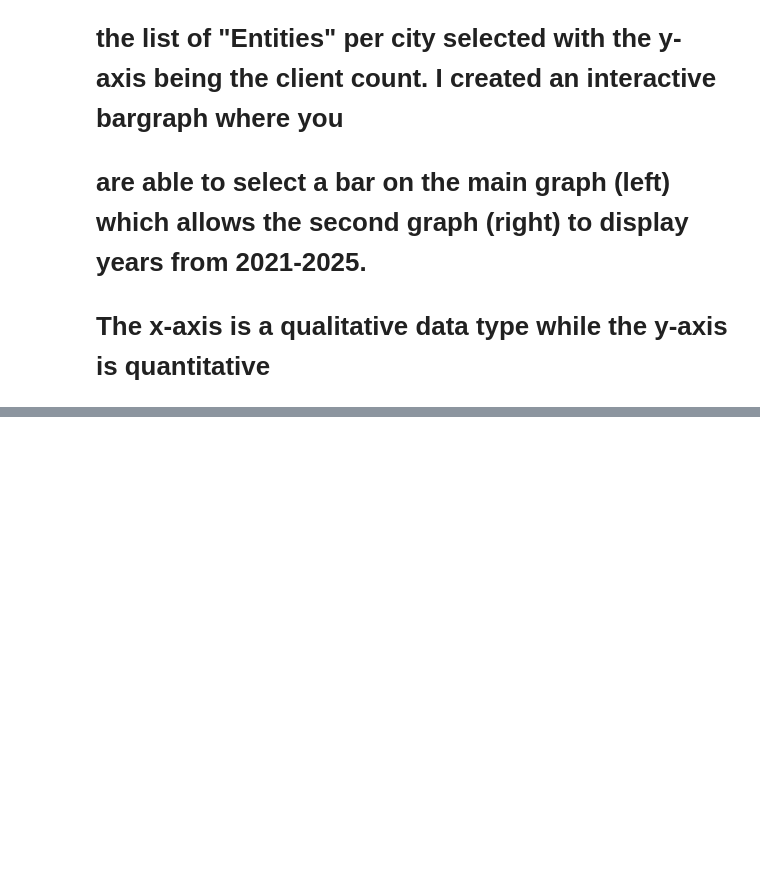
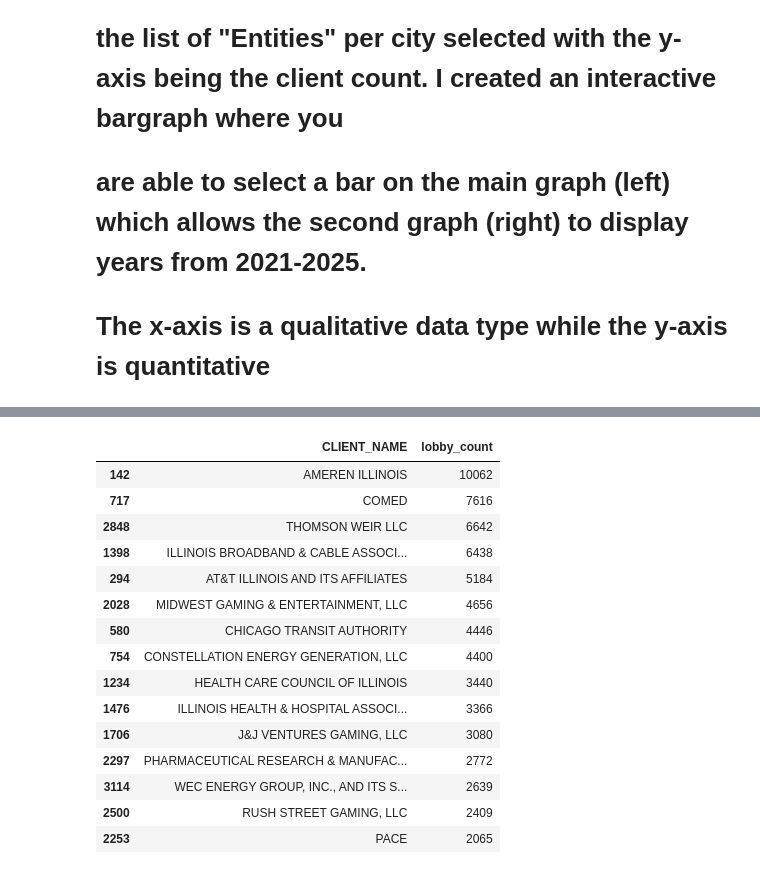
Before and after one commit to YoyoyorkLi/YoyoyorkLi.github.io, a Jupyter notebook: python_notebooks/illinois_lobbying.ipynb, the cells around one changed output, grey strips where cells are left out. Drawn from its saved outputs; the diff is of its cells as text; code cells hidden in the pictures; blank space fills up the shorter version.

```diff
--- a/python_notebooks/illinois_lobbying.ipynb
+++ b/python_notebooks/illinois_lobbying.ipynb
@@ -232,0 +368,21 @@ NameError: name 'main_fig' is not defined
+# %%
+client_info = df.groupby('CLIENT_NAME').size().reset_index(name='lobby_count').sort_values(by='lobby_count', ascending=False)
+client_info = client_info.head(15)
+client_info
+# %% [output]
+|  | CLIENT_NAME | lobby_count |
+| 142 | AMEREN ILLINOIS | 10062 |
+| 717 | COMED | 7616 |
+| 2848 | THOMSON WEIR LLC | 6642 |
+| 1398 | ILLINOIS BROADBAND & CABLE ASSOCI... | 6438 |
+| 294 | AT&T ILLINOIS AND ITS AFFILIATES | 5184 |
+| 2028 | MIDWEST GAMING & ENTERTAINMENT, LLC | 4656 |
+| 580 | CHICAGO TRANSIT AUTHORITY | 4446 |
+| 754 | CONSTELLATION ENERGY GENERATION, LLC | 4400 |
+| 1234 | HEALTH CARE COUNCIL OF ILLINOIS | 3440 |
+| 1476 | ILLINOIS HEALTH & HOSPITAL ASSOCI... | 3366 |
+| 1706 | J&J VENTURES GAMING, LLC | 3080 |
+| 2297 | PHARMACEUTICAL RESEARCH & MANUFAC... | 2772 |
+| 3114 | WEC ENERGY GROUP, INC., AND ITS S... | 2639 |
+| 2500 | RUSH STREET GAMING, LLC | 2409 |
+| 2253 | PACE | 2065 |
```
Also changed, not shown: parts of 8 cells of this notebook, 9 other files.
